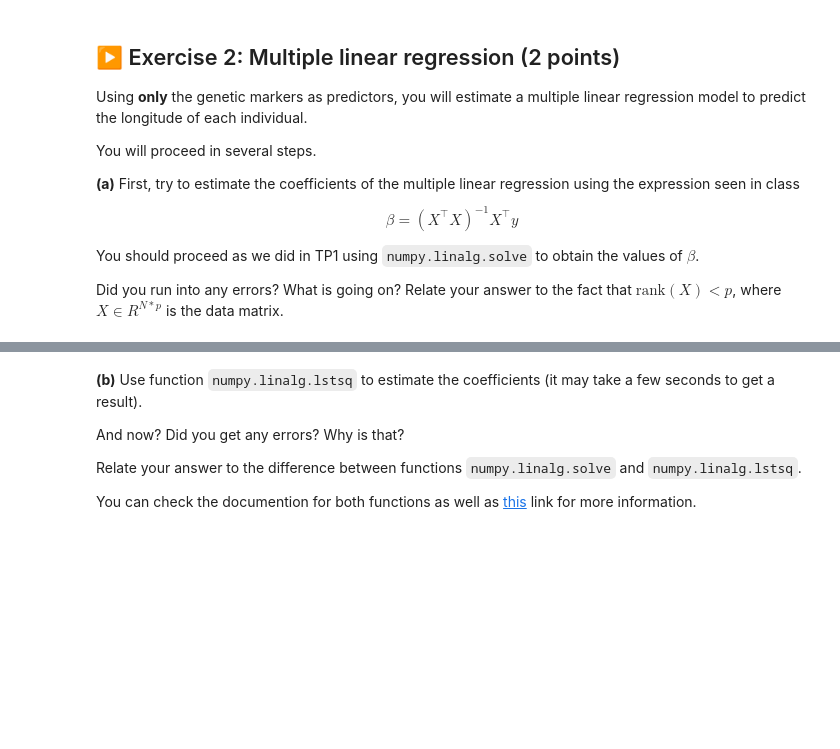
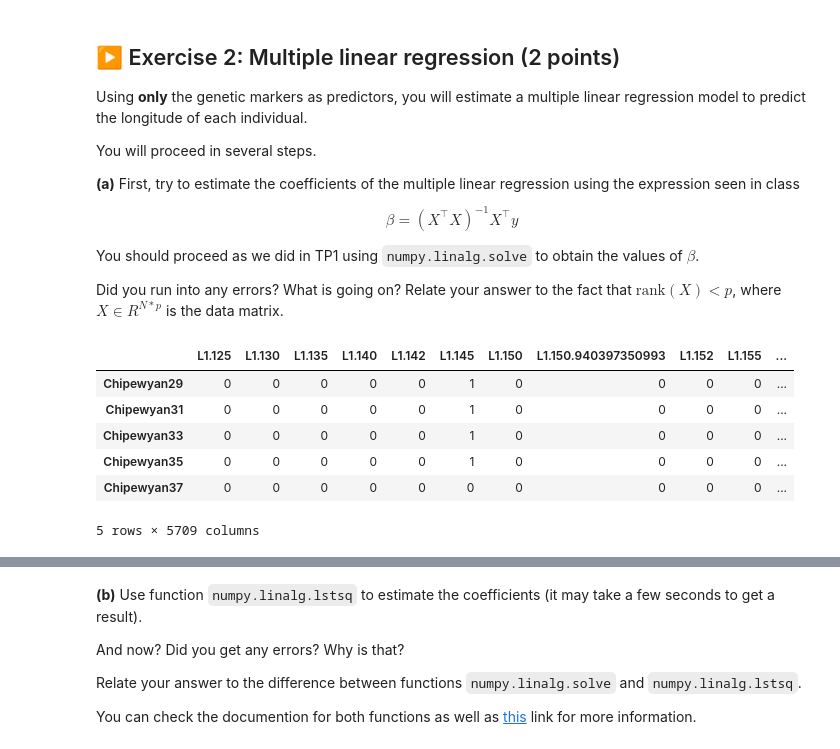
Before and after one commit to muneymo/isla2026-TP, a Jupyter notebook: TP2/TP2.ipynb, the cells around one changed output, grey strips where cells are left out. Saved outputs shown, nothing was run; the diff lists cells and outputs as text; code cells hidden in the pictures; blank space fills up the shorter version.

```diff
--- a/TP2/TP2.ipynb
+++ b/TP2/TP2.ipynb
@@ -140,11 +122,14 @@ Did you run into any errors? What is going on? Relate your answer to the fact th
 # %%
 import numpy as np
 X = df.drop(list(df)[0:8], axis=1)
 y = df[['lat', 'long']]
 
-# define variables for equation
-A = X.T @ X
-B = X.T @ y
-
-# np.linalg.solve(A, B)
-# matrix is singular !! no inverse exists
+X.head()
+# %% [output]
+|  | L1.125 | L1.130 | L1.135 | L1.140 | L1.142 | L1.145 | L1.150 | L1.150.940397350993 | L1.152 | L1.155 | ... |
+| Chipewyan29 | 0 | 0 | 0 | 0 | 0 | 1 | 0 | 0 | 0 | 0 | ... |
+| Chipewyan31 | 0 | 0 | 0 | 0 | 0 | 1 | 0 | 0 | 0 | 0 | ... |
+| Chipewyan33 | 0 | 0 | 0 | 0 | 0 | 1 | 0 | 0 | 0 | 0 | ... |
+| Chipewyan35 | 0 | 0 | 0 | 0 | 0 | 1 | 0 | 0 | 0 | 0 | ... |
+| Chipewyan37 | 0 | 0 | 0 | 0 | 0 | 0 | 0 | 0 | 0 | 0 | ... |
+5 rows × 5709 columns
```
Also changed, not shown: parts of 12 cells of this notebook.
